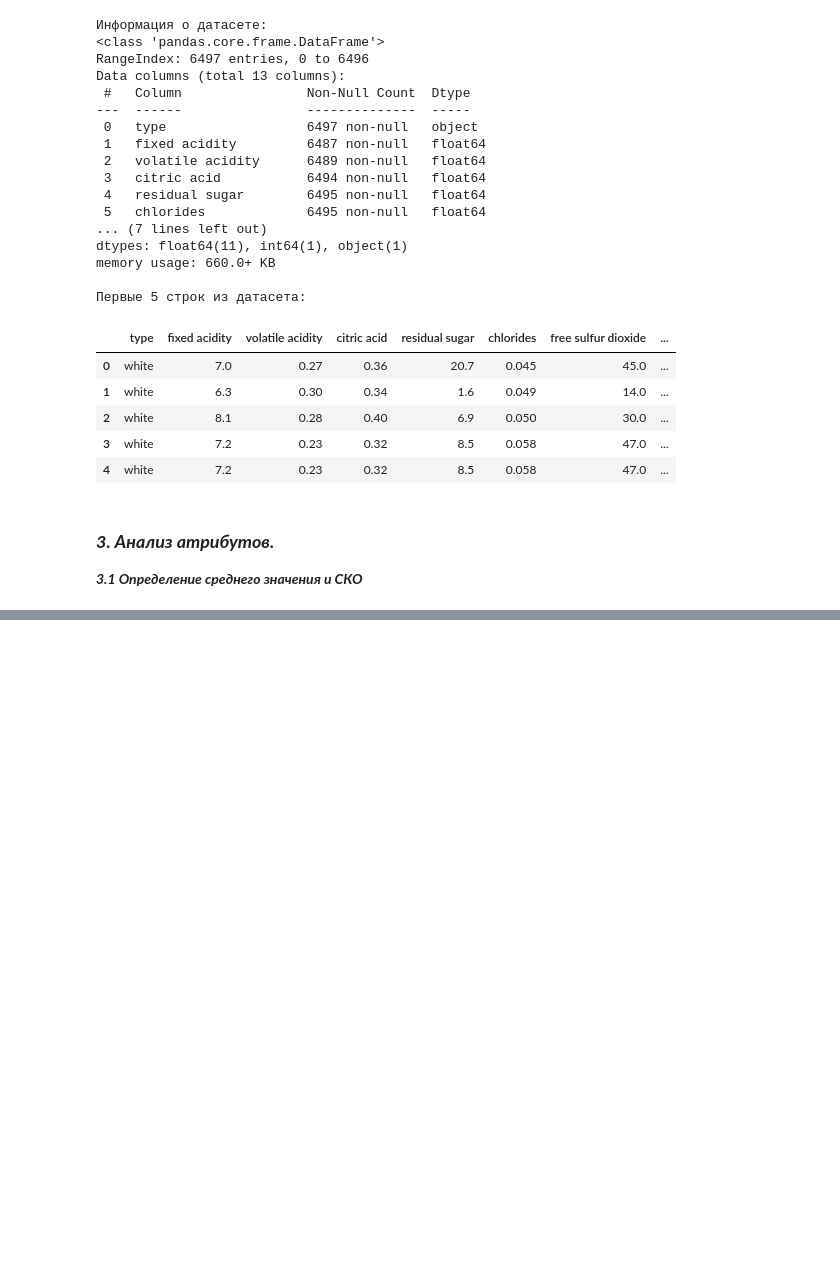
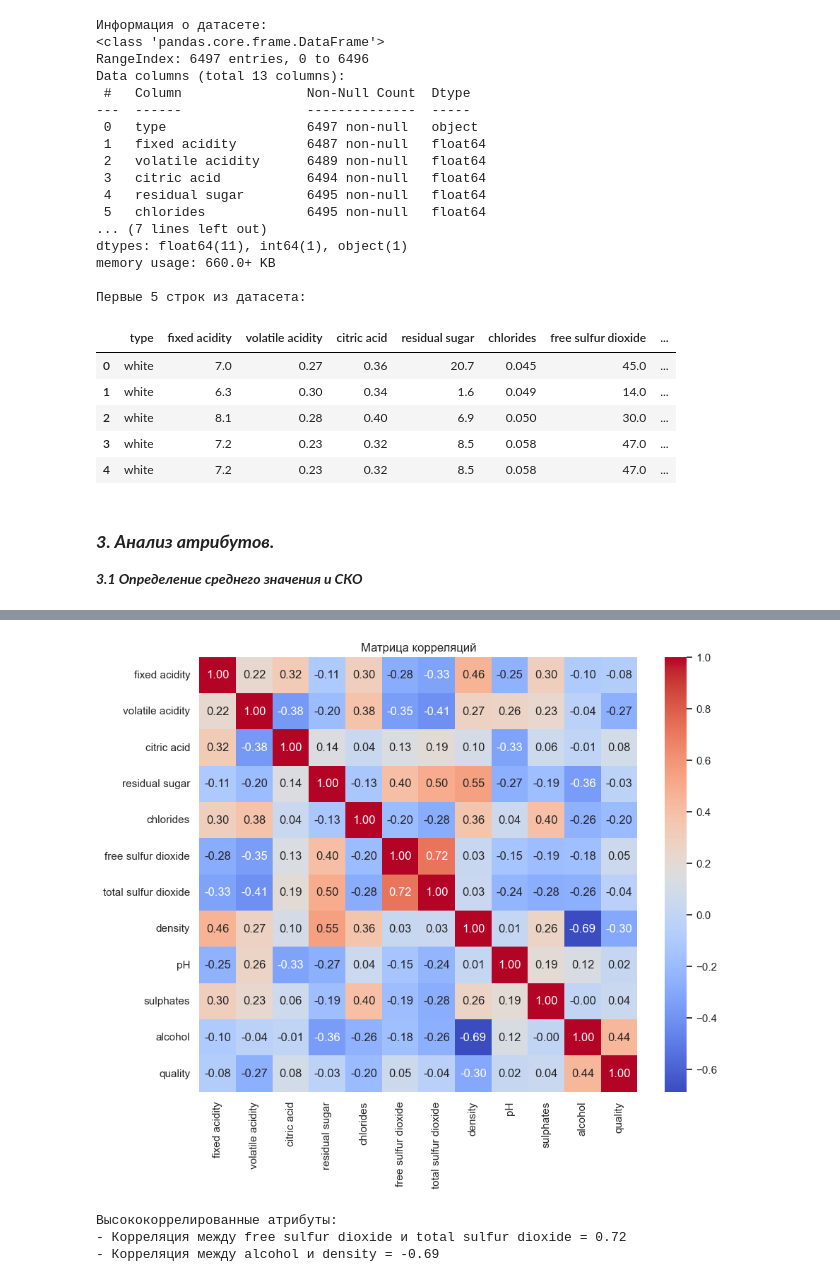
Before and after one commit to lazarevFedor/ML-sem-5, a Jupyter notebook: Lab1/Lab1.ipynb, the cells around one changed output, grey strips where cells are left out. Cells and saved outputs as stored; diff of their text form; code cells hidden in the pictures; blank space fills up the shorter version.

```diff
--- a/Lab1/Lab1.ipynb
+++ b/Lab1/Lab1.ipynb
@@ -85,0 +161,17 @@ print(f"СКО для {col}: {std_value:.2f}")
+# %%
+df_clean = df.copy()
+
+for col in cols:
+    missing = df[col].isnull().sum()
+    missing_pct = (missing / len(df)) * 100
+    print(f'Количество пропущенных значений для {col} = {missing} ({missing_pct:.2f}%)')
+    if missing_pct >= 5:
+        df_clean[col].fillna(df_clean[col].median(), inplace=True)
+    else:
+        df_clean.dropna(subset=[col], inplace=True)
+
+missing = df['type'].isnull().sum()
+missing_pct = (missing / len(df)) * 100
+print(f'Количество пропущенных значений для type = {missing} ({missing_pct:.2f}%)')
+print('\nКоличество пропущенных значений после обработки:')
+print(df_clean.isnull().sum())
@@ -85,0 +205,18 @@ print(f"СКО для {col}: {std_value:.2f}")
+# %%
+num_df = df_clean.select_dtypes(include=['float64', 'int64'])
+corr_matrix = num_df.corr()
+
+plt.figure(figsize=(10, 8))
+sns.heatmap(corr_matrix, annot=True, cmap='coolwarm', fmt='.2f')
+plt.title('Матрица корреляций')
+plt.show()
+
+print('Высококоррелированные атрибуты:')
+high_corr = [(i, j, corr_matrix.loc[i,j]) for i in corr_matrix.columns for j in corr_matrix.columns if i < j and abs(corr_matrix.loc[i,j]) > 0.6]
+for i in high_corr:
+    print(f'- Корреляция между {i[0]} и {i[1]} = {i[2]:.2f}')
+# %% [output]
+[figure, added]
+Высококоррелированные атрибуты:
+- Корреляция между free sulfur dioxide и total sulfur dioxide = 0.72
+- Корреляция между alcohol и density = -0.69
```
Also changed, not shown: parts of 15 cells of this notebook, 1 other file.
